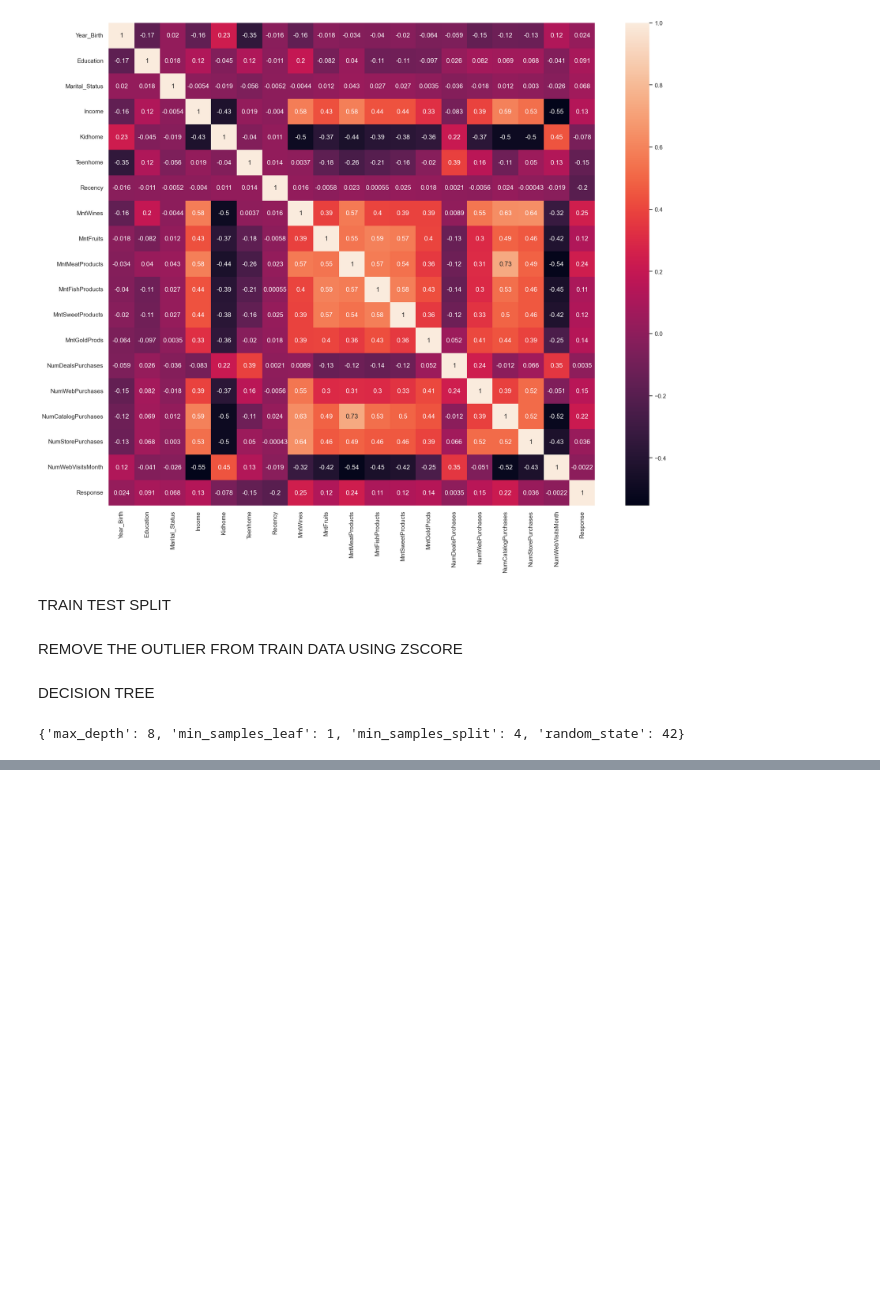
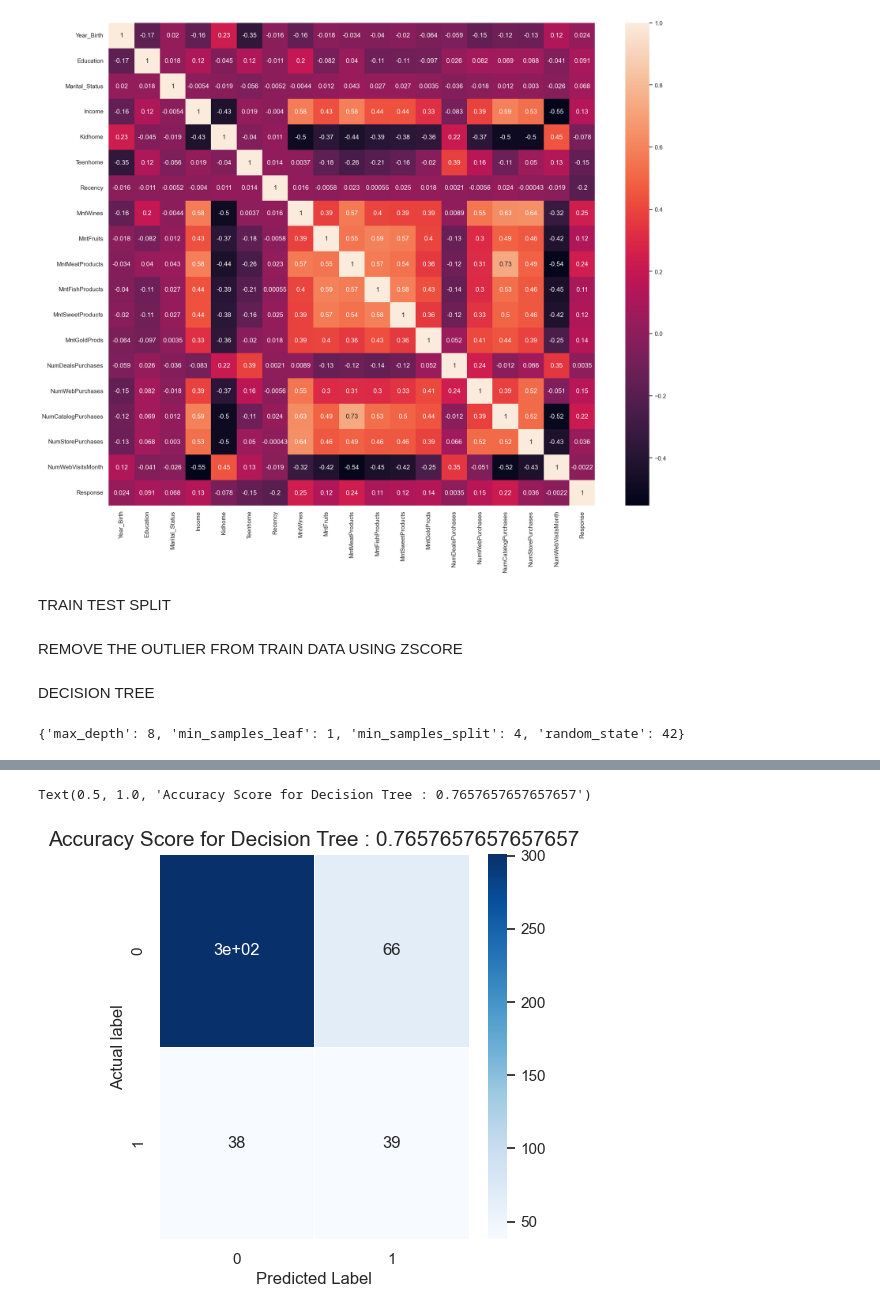
Before and after one commit to mansi104-ai/100_days_ml_code, a Jupyter notebook: Day18(supermarket_data).ipynb, the cells around one changed output, grey strips where cells are left out. Drawn from its saved outputs; the diff is of its cells as text; code cells hidden in the pictures; blank space fills up the shorter version.

```diff
--- a/Day18(supermarket_data).ipynb
+++ b/Day18(supermarket_data).ipynb
@@ -323,0 +369,12 @@ NotFittedError: This DecisionTreeClassifier instance is not fitted yet. Call 'fi
+# %%
+from sklearn.metrics import confusion_matrix
+cm = confusion_matrix(Y_test, y_pred)
+plt.figure(figsize=(5,5))
+sns.heatmap(data=cm, linewidths=.5, annot= True, cmap="Blues")
+plt.ylabel('Actual label')
+plt.xlabel('Predicted Label')
+all_sample_title = 'Accuracy Score for Decision Tree : {0}'.format(dtree.score(X_test, Y_test))
+plt.title(all_sample_title, size= 15)
+# %% [output]
+Text(0.5, 1.0, 'Accuracy Score for Decision Tree : 0.7657657657657657')
+[figure, added]
```
Also changed, not shown: parts of 18 cells of this notebook.
